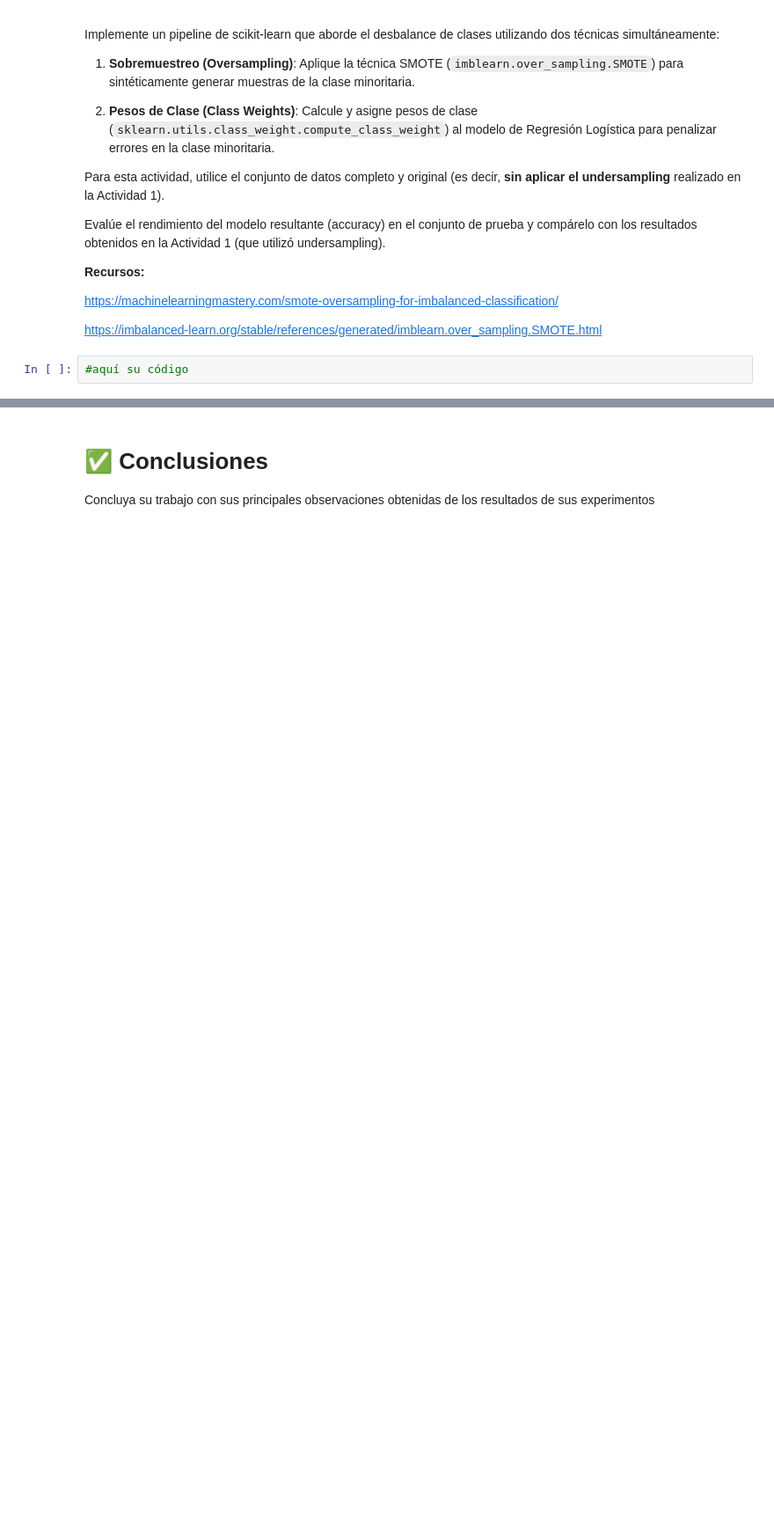
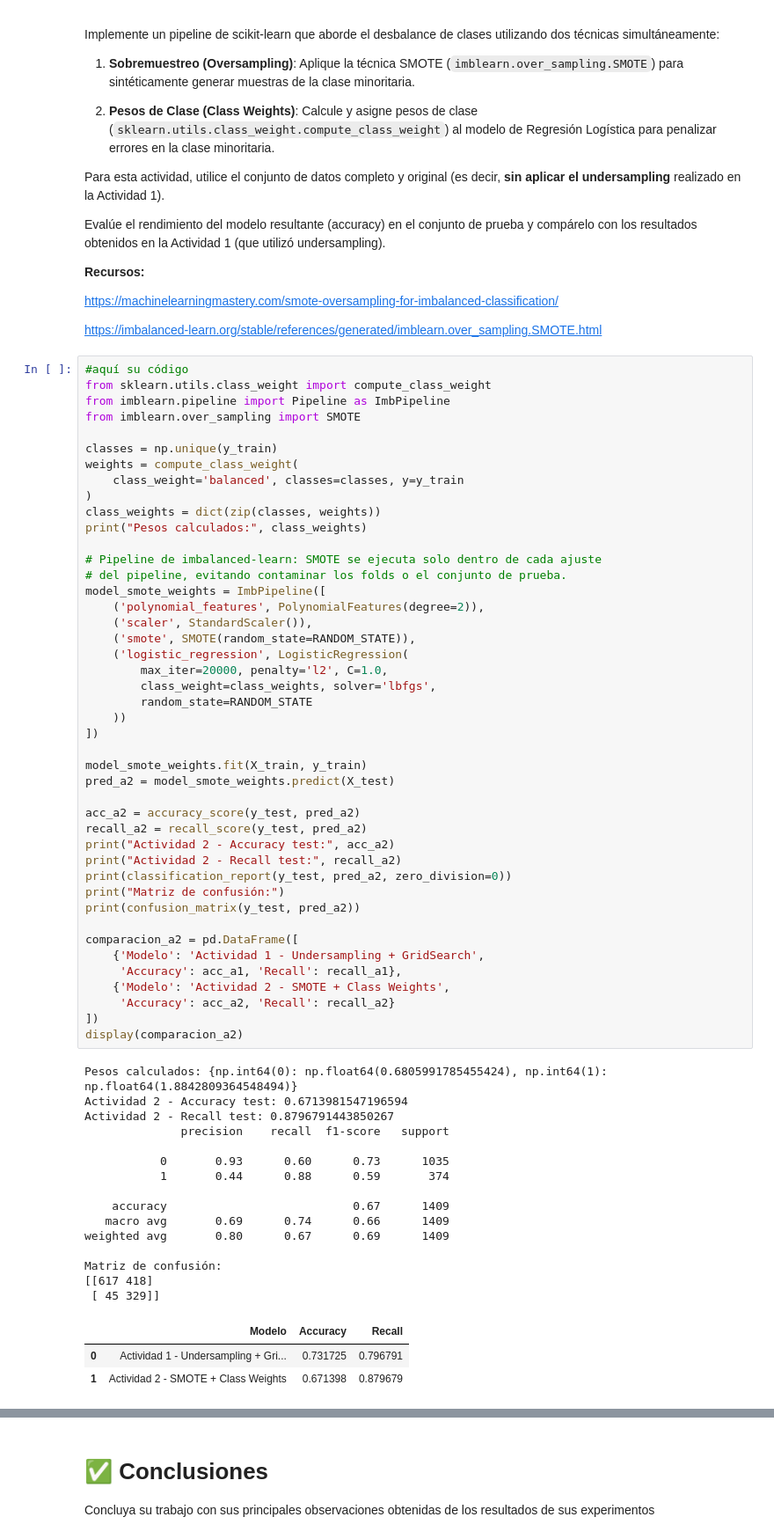
Before and after one commit to bapilco/Talleres, a Jupyter notebook: Planteamiento_Clasificación_Churn_Telecomunicaciones_Logistic_Regression.ipynb, the cells around one changed output, grey strips where cells are left out. Shown at 88% size. Drawn from its saved outputs; the diff is of its cells as text; blank space fills up the shorter version.

```diff
--- a/Planteamiento_Clasificación_Churn_Telecomunicaciones_Logistic_Regression.ipynb
+++ b/Planteamiento_Clasificación_Churn_Telecomunicaciones_Logistic_Regression.ipynb
@@ -380,5 +507,66 @@ Evalúe el rendimiento del modelo resultante (accuracy) en el conjunto de prueba
 https://machinelearningmastery.com/smote-oversampling-for-imbalanced-classification/
 
 https://imbalanced-learn.org/stable/references/generated/imblearn.over_sampling.SMOTE.html
-# %%
-#aquí su código
+# %%
+#aquí su código
+from sklearn.utils.class_weight import compute_class_weight
+from imblearn.pipeline import Pipeline as ImbPipeline
+from imblearn.over_sampling import SMOTE
+
+classes = np.unique(y_train)
+weights = compute_class_weight(
+    class_weight='balanced', classes=classes, y=y_train
+)
+class_weights = dict(zip(classes, weights))
+print("Pesos calculados:", class_weights)
+
+# Pipeline de imbalanced-learn: SMOTE se ejecuta solo dentro de cada ajuste
+# del pipeline, evitando contaminar los folds o el conjunto de prueba.
+model_smote_weights = ImbPipeline([
+    ('polynomial_features', PolynomialFeatures(degree=2)),
+    ('scaler', StandardScaler()),
+    ('smote', SMOTE(random_state=RANDOM_STATE)),
+    ('logistic_regression', LogisticRegression(
+        max_iter=20000, penalty='l2', C=1.0,
+        class_weight=class_weights, solver='lbfgs',
+        random_state=RANDOM_STATE
+    ))
+])
+
+model_smote_weights.fit(X_train, y_train)
+pred_a2 = model_smote_weights.predict(X_test)
+
+acc_a2 = accuracy_score(y_test, pred_a2)
+recall_a2 = recall_score(y_test, pred_a2)
+print("Actividad 2 - Accuracy test:", acc_a2)
+print("Actividad 2 - Recall test:", recall_a2)
+print(classification_report(y_test, pred_a2, zero_division=0))
+print("Matriz de confusión:")
+print(confusion_matrix(y_test, pred_a2))
+
+comparacion_a2 = pd.DataFrame([
+    {'Modelo': 'Actividad 1 - Undersampling + GridSearch',
+     'Accuracy': acc_a1, 'Recall': recall_a1},
+    {'Modelo': 'Actividad 2 - SMOTE + Class Weights',
+     'Accuracy': acc_a2, 'Recall': recall_a2}
+])
+display(comparacion_a2)
+# %% [output]
+Pesos calculados: {np.int64(0): np.float64(0.6805991785455424), np.int64(1): np.float64(1.8842809364548494)}
+Actividad 2 - Accuracy test: 0.6713981547196594
+Actividad 2 - Recall test: 0.8796791443850267
+              precision    recall  f1-score   support
+
+           0       0.93      0.60      0.73      1035
+           1       0.44      0.88      0.59       374
+
+    accuracy                           0.67      1409
+   macro avg       0.69      0.74      0.66      1409
+weighted avg       0.80      0.67      0.69      1409
+
+Matriz de confusión:
+[[617 418]
+ [ 45 329]]
+|  | Modelo | Accuracy | Recall |
+| 0 | Actividad 1 - Undersampling + Gri... | 0.731725 | 0.796791 |
+| 1 | Actividad 2 - SMOTE + Class Weights | 0.671398 | 0.879679 |
```
Also changed, not shown: parts of 8 cells of this notebook.
